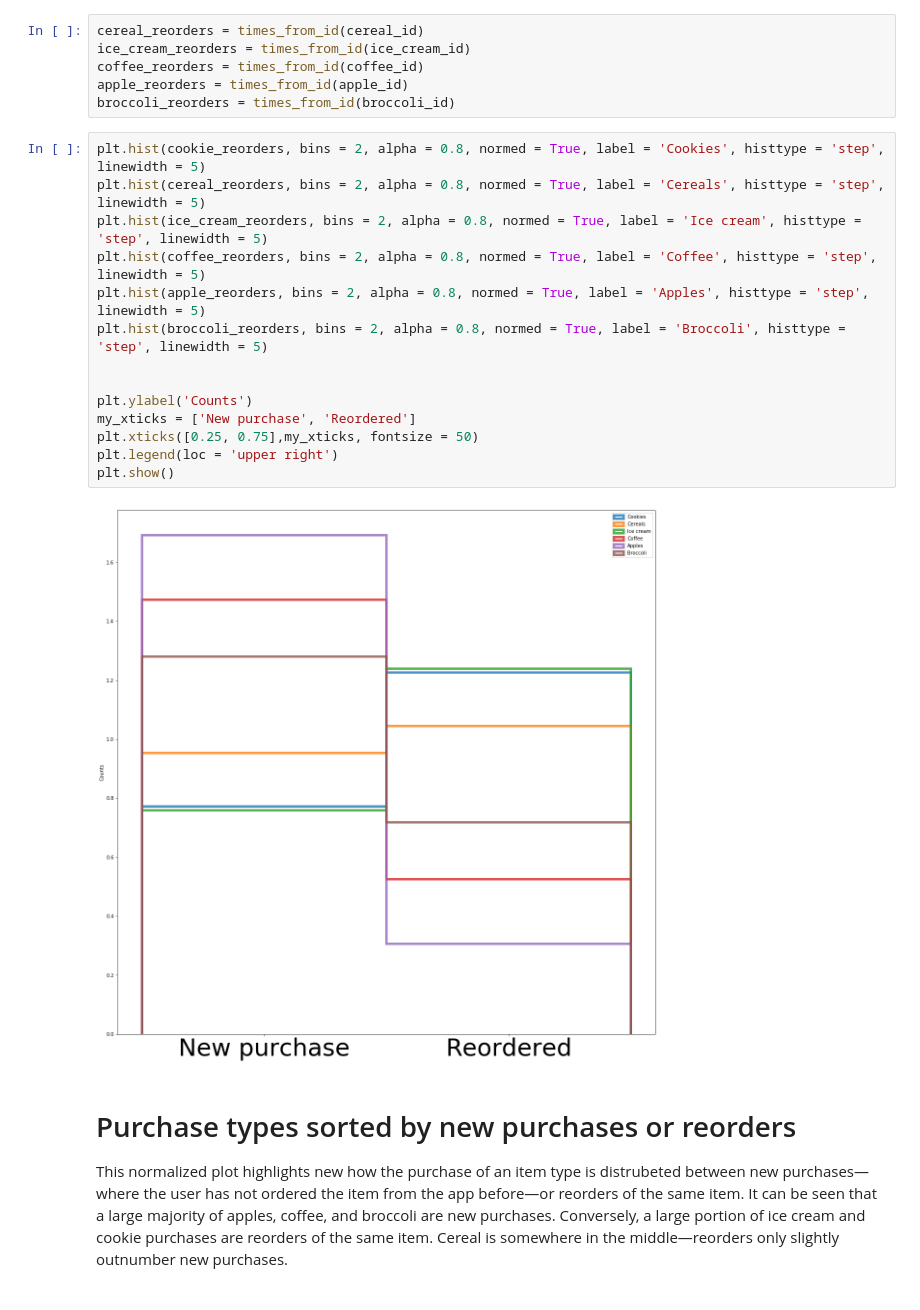
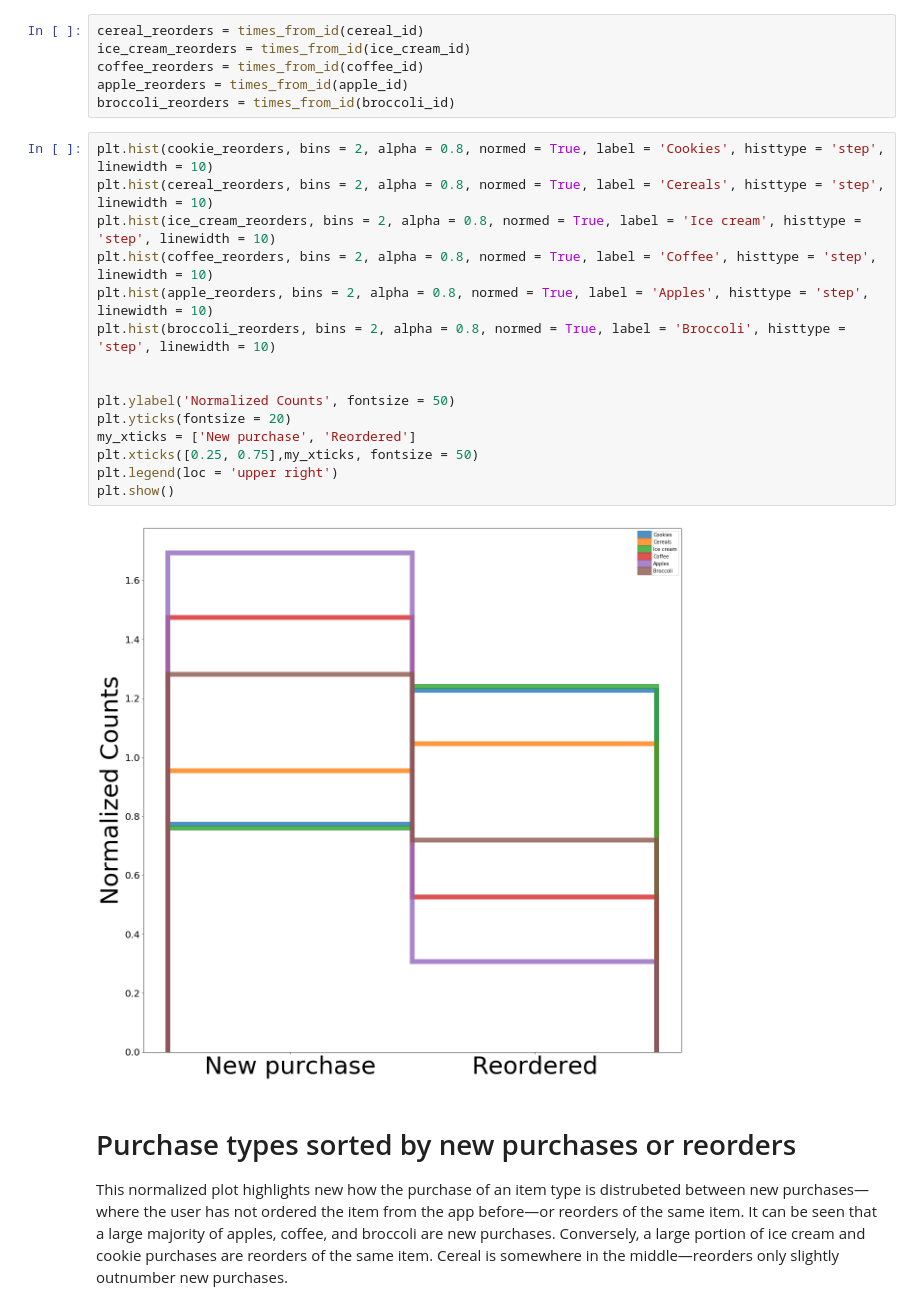
Before and after one commit to paw-lu/Instacart-data, a Jupyter notebook: Reorder.ipynb, the cells around one changed output. Saved outputs shown, nothing was run; the diff lists cells and outputs as text.

```diff
--- a/Reorder.ipynb
+++ b/Reorder.ipynb
@@ -51,21 +51,22 @@ coffee_reorders = times_from_id(coffee_id)
 apple_reorders = times_from_id(apple_id)
 broccoli_reorders = times_from_id(broccoli_id)
 # %%
-plt.hist(cookie_reorders, bins = 2, alpha = 0.8, normed = True, label = 'Cookies', histtype = 'step', linewidth = 5)
-plt.hist(cereal_reorders, bins = 2, alpha = 0.8, normed = True, label = 'Cereals', histtype = 'step', linewidth = 5)
-plt.hist(ice_cream_reorders, bins = 2, alpha = 0.8, normed = True, label = 'Ice cream', histtype = 'step', linewidth = 5)
-plt.hist(coffee_reorders, bins = 2, alpha = 0.8, normed = True, label = 'Coffee', histtype = 'step', linewidth = 5)
-plt.hist(apple_reorders, bins = 2, alpha = 0.8, normed = True, label = 'Apples', histtype = 'step', linewidth = 5)
-plt.hist(broccoli_reorders, bins = 2, alpha = 0.8, normed = True, label = 'Broccoli', histtype = 'step', linewidth = 5)
+plt.hist(cookie_reorders, bins = 2, alpha = 0.8, normed = True, label = 'Cookies', histtype = 'step', linewidth = 10)
+plt.hist(cereal_reorders, bins = 2, alpha = 0.8, normed = True, label = 'Cereals', histtype = 'step', linewidth = 10)
+plt.hist(ice_cream_reorders, bins = 2, alpha = 0.8, normed = True, label = 'Ice cream', histtype = 'step', linewidth = 10)
+plt.hist(coffee_reorders, bins = 2, alpha = 0.8, normed = True, label = 'Coffee', histtype = 'step', linewidth = 10)
+plt.hist(apple_reorders, bins = 2, alpha = 0.8, normed = True, label = 'Apples', histtype = 'step', linewidth = 10)
+plt.hist(broccoli_reorders, bins = 2, alpha = 0.8, normed = True, label = 'Broccoli', histtype = 'step', linewidth = 10)
 
 
-plt.ylabel('Counts')
+plt.ylabel('Normalized Counts', fontsize = 50)
+plt.yticks(fontsize = 20)
 my_xticks = ['New purchase', 'Reordered']
 plt.xticks([0.25, 0.75],my_xticks, fontsize = 50)
 plt.legend(loc = 'upper right')
 plt.show()
 # %% [output]
-[figure, old version]
+[figure, new version]
 # %% [markdown]
 # Purchase types sorted by new purchases or reorders
 
```
